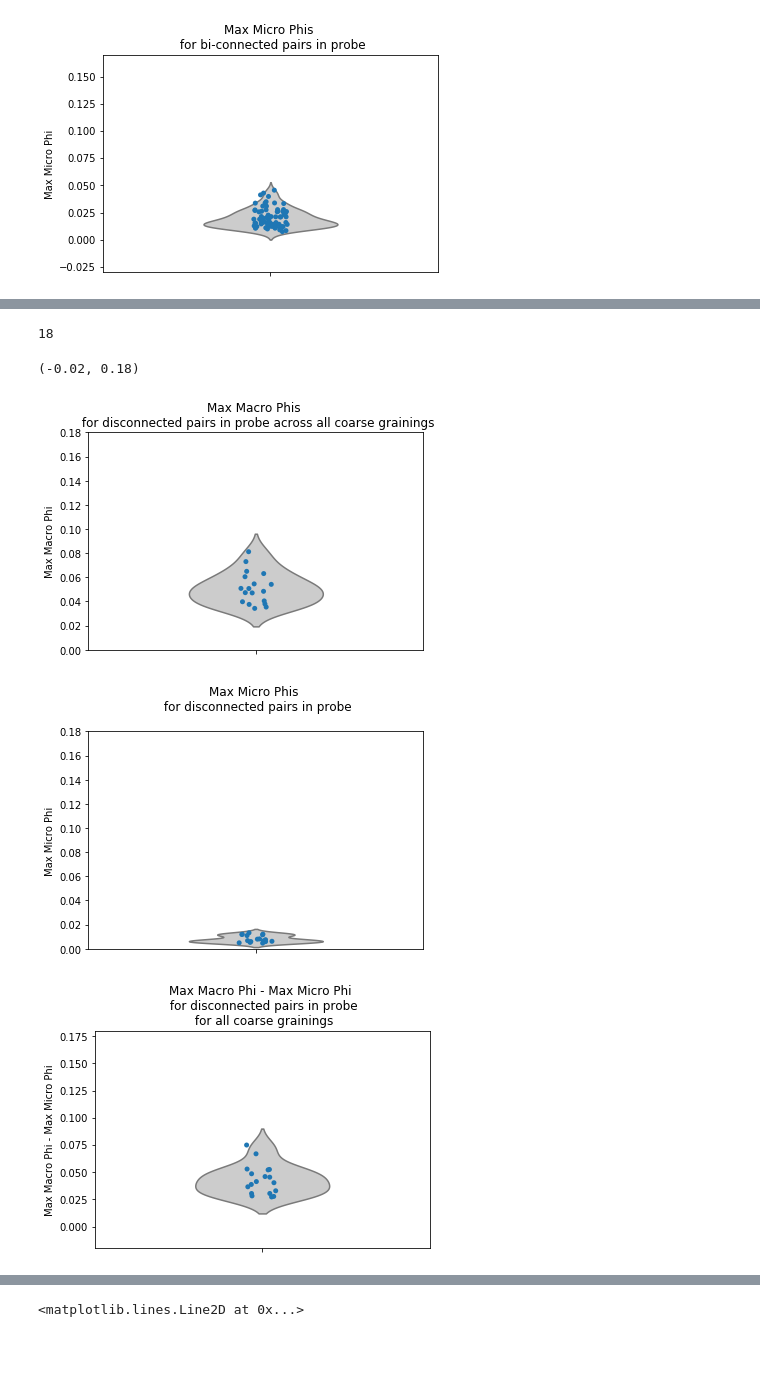
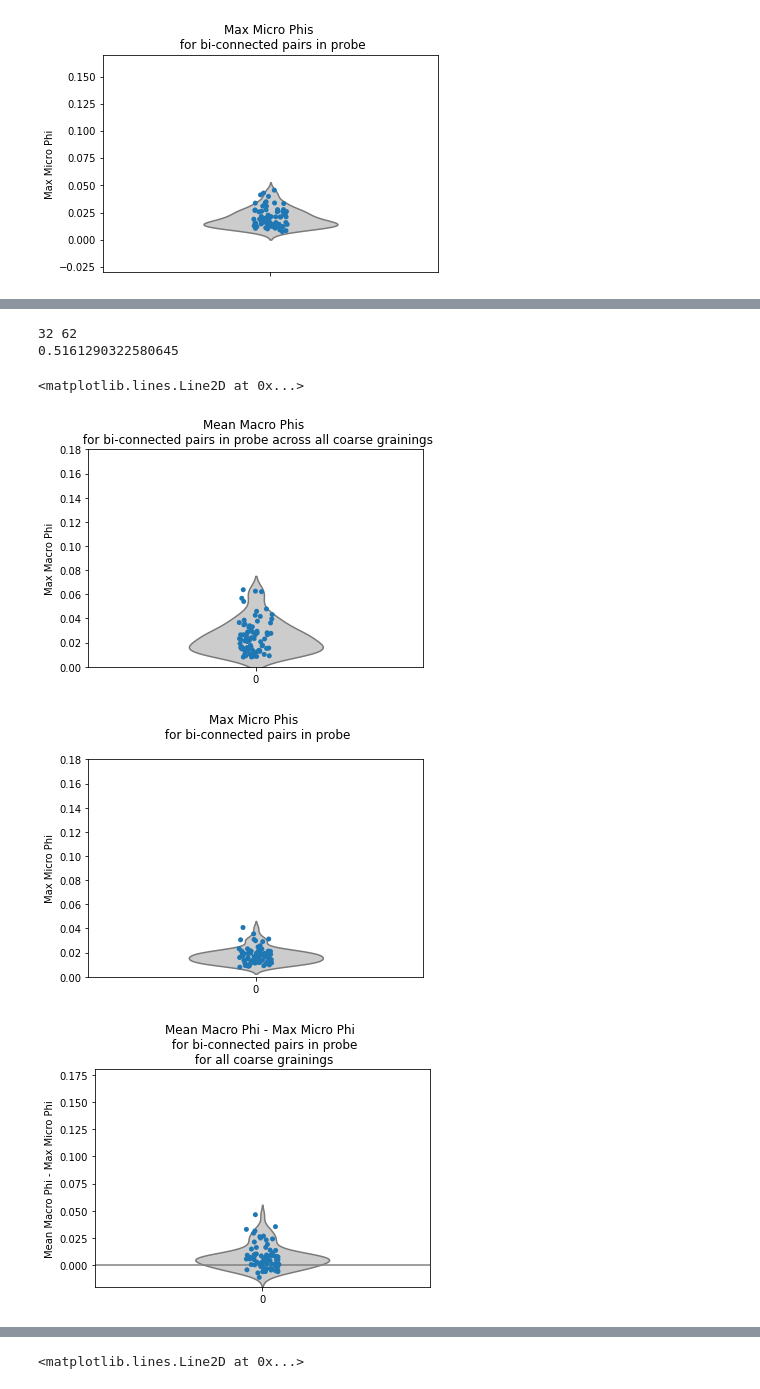
Before and after one commit to mmasque/temporal_emergence, a Jupyter notebook: spiking_statistics.ipynb, the cells around one changed output, grey strips where cells are left out. Drawn from its saved outputs; the diff is of its cells as text; code cells hidden in the pictures; blank space fills up the shorter version.

```diff
--- a/spiking_statistics.ipynb
+++ b/spiking_statistics.ipynb
@@ -410,0 +470,17 @@ print(len(max_micros))
+# %%
+# combined plots
+import seaborn as sns
+import matplotlib.pyplot as plt
+ax = sns.boxplot(data=[connected_micros, disconnected_micros, connected_macros, disconnected_macros, connected_mean_macros, disconnected_mean_macros], orient='v', color=".8", width=0.4)
+#ax = sns.stripplot(data=[connected_micros, disconnected_micros, connected_macros, disconnected_macros], orient='v',jitter=0.05)
+plt.ylabel("Phi")
+plt.xticks(range(6), ["Connected\nMax Micros", "Disconnected\nMax Micros","Connected\nMax Macros", "Disconnected\nMax Macros", "Connected\nMean Macros", "Disconnected\nMean Macros"], rotation=45)
+plt.title("Phis for connected/disconnected pairs")
+
+#plt.ylim([-0.03,0.17])
+colors = [0.7, 0.7, 1,1,1,1]
+for i in range(0,6):
+    mybox = ax.artists[i]
+    if i in [1,3,5]:
+        mybox.set_hatch("////")
+    mybox.set_facecolor(str(colors[i]))
@@ -453,33 +537,44 @@ for i in range(len(max_macros[0])):
     sup_macros.append(max([max_macros[j][i] for j in range(len(max_macros)-1)]))
-# %%
-len(sup_macros)
-# %% [output]
-18
+# %%
+# mean of all macros
+mean_macros = []
+for i in range(len(max_macros[0])):
+    mean_macros.append(sum([max_macros[j][i] for j in range(len(max_macros)-1)]) / (len(max_macros)-1))
+# %%
+# get proportion over 0
+over_0_count = 0
+for m in mean_macros - max_micros:
+    over_0_count += 1 if m > 0 else 0
+print(over_0_count, len(mean_macros))
+print(over_0_count/len(mean_macros))
+# %% [output]
+32 62
+0.5161290322580645
 # %%
 # plot the max of all macro coarse grainings
-ax = sns.violinplot(sup_macros, orient='v', color=".8", inner=None, width=0.4)
-ax = sns.stripplot(sup_macros, orient='v',jitter=0.05)
+ax = sns.violinplot(data=mean_macros, orient='v', color=".8", inner=None, width=0.4)
+ax = sns.stripplot(data=mean_macros, orient='v',jitter=0.05)
 plt.ylabel("Max Macro Phi")
-plt.title("Max Macro Phis \n for disconnected pairs in probe across all coarse grainings")
+plt.title("Mean Macro Phis \n for bi-connected pairs in probe across all coarse grainings")
 plt.ylim([0,0.18])
 plt.figure()
 
-
-ax = sns.violinplot(max_micros, orient='v', color=".8", inner=None, width=0.4)
-ax = sns.stripplot(max_micros, orient='v',jitter=0.05)
+ax = sns.violinplot(data=max_micros, orient='v', color=".8", inner=None, width=0.4)
+ax = sns.stripplot(data=max_micros, orient='v',jitter=0.05)
 plt.ylabel("Max Micro Phi")
-plt.title("Max Micro Phis \n for disconnected pairs in probe\n")
+plt.title("Max Micro Phis \n for bi-connected pairs in probe\n")
 plt.ylim([0,0.18])
 
 plt.figure()
 
-ax = sns.violinplot(sup_macros - max_micros, orient='v', color=".8", inner=None, width=0.4)
-ax = sns.stripplot(sup_macros - max_micros, orient='v',jitter=0.05)
-plt.ylabel("Max Macro Phi - Max Micro Phi")
-plt.title("Max Macro Phi - Max Micro Phi \n for disconnected pairs in probe\n for all coarse grainings")
+ax = sns.violinplot(data=mean_macros - max_micros, orient='v', color=".8", inner=None, width=0.4)
+ax = sns.stripplot(data=mean_macros - max_micros, orient='v',jitter=0.05)
+plt.ylabel("Mean Macro Phi - Max Micro Phi")
+plt.title("Mean Macro Phi - Max Micro Phi \n for bi-connected pairs in probe\n for all coarse grainings")
 plt.ylim([-0.02,0.18])
+plt.axhline(y=0, color='gray', linestyle='-')
 # %% [output]
-(-0.02, 0.18)
+<matplotlib.lines.Line2D at 0x...>
-[figure, old version]
+[figure, new version]
-[figure, old version]
+[figure, new version]
-[figure, old version]
+[figure, new version]
```
Also changed, not shown: parts of 34 cells of this notebook, 9 other files.
